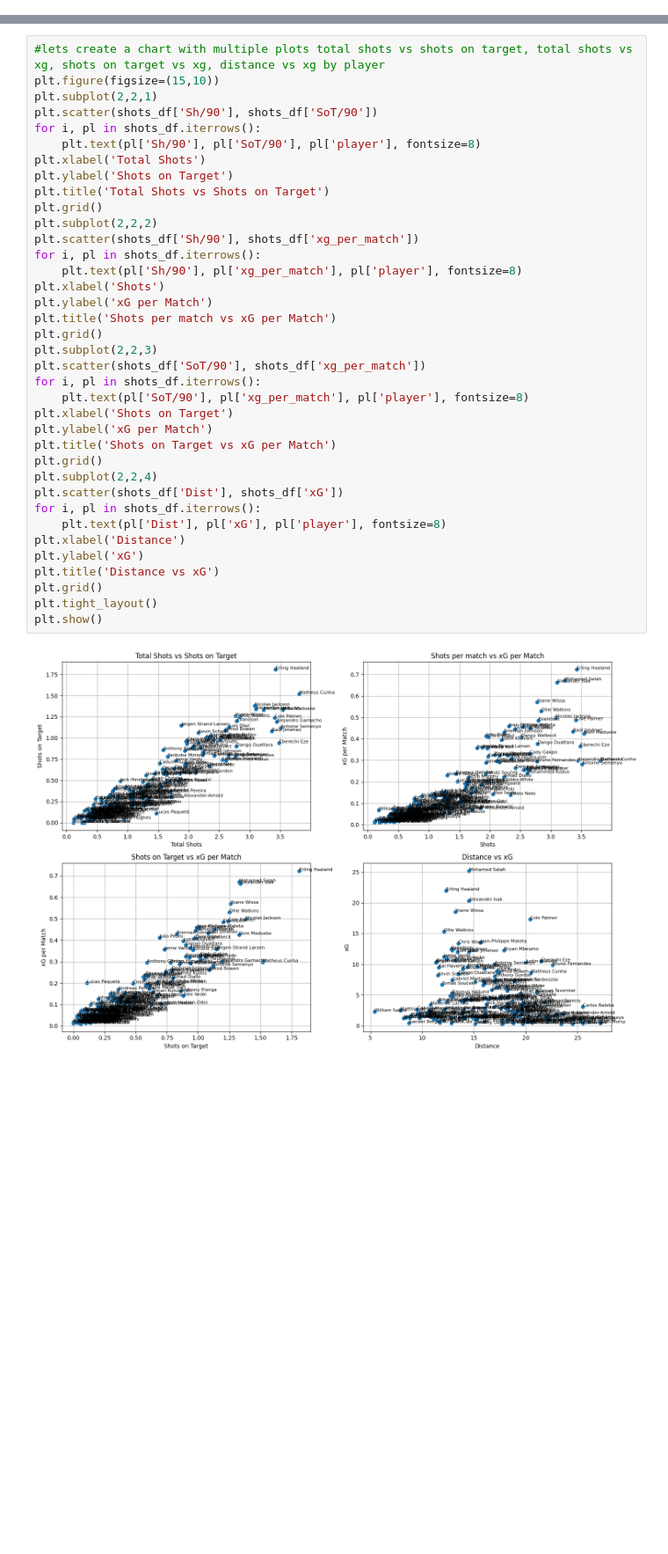
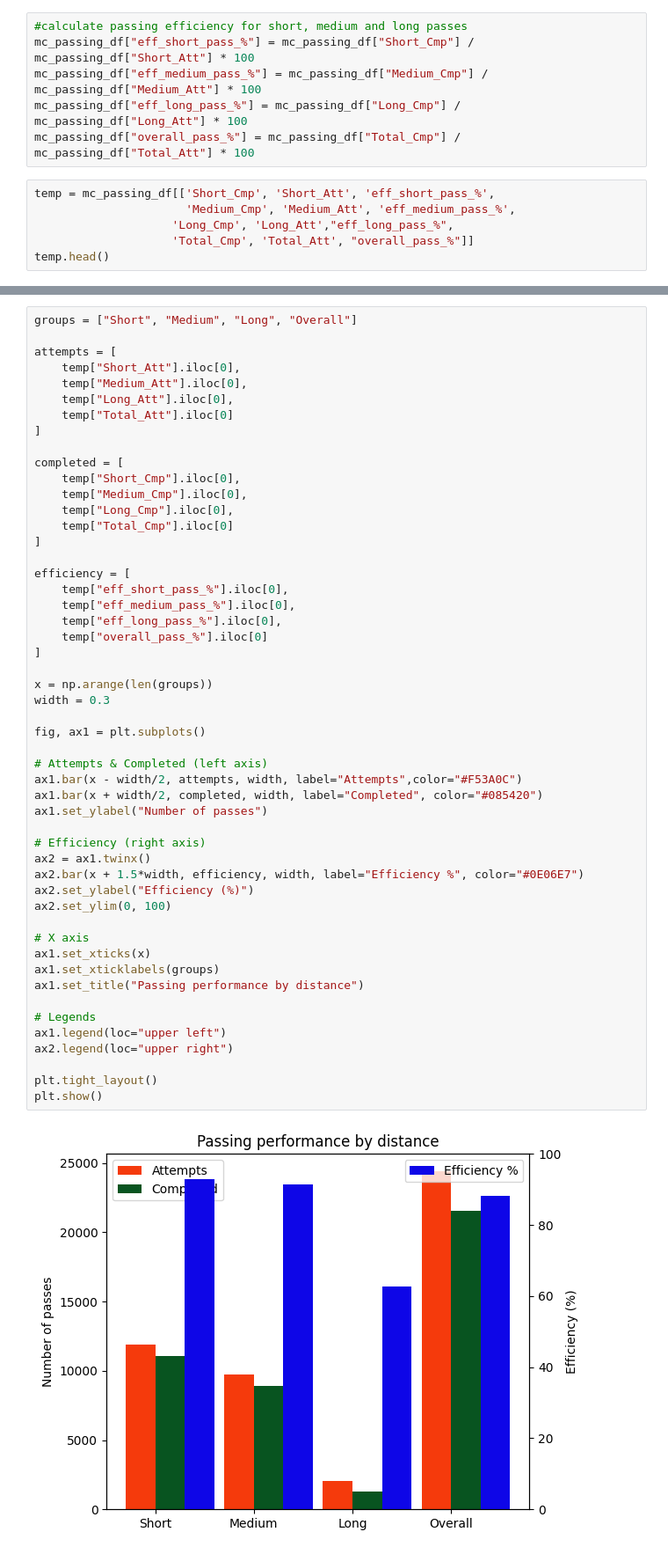
Before and after one commit to moyassinee/premierleague-xg-model, a Jupyter notebook: notebooks/notebook.ipynb, the cells around one changed output, grey strips where cells are left out. Shown at 88% size. Cells and saved outputs as stored; diff of their text form; blank space fills up the shorter version.

```diff
--- a/notebooks/notebook.ipynb
+++ b/notebooks/notebook.ipynb
@@ -116,0 +81,12 @@ shots_df.head()
+# %%
+#calculate passing efficiency for short, medium and long passes
+mc_passing_df["eff_short_pass_%"] = mc_passing_df["Short_Cmp"] / mc_passing_df["Short_Att"] * 100
+mc_passing_df["eff_medium_pass_%"] = mc_passing_df["Medium_Cmp"] / mc_passing_df["Medium_Att"] * 100
+mc_passing_df["eff_long_pass_%"] = mc_passing_df["Long_Cmp"] / mc_passing_df["Long_Att"] * 100
+mc_passing_df["overall_pass_%"] = mc_passing_df["Total_Cmp"] / mc_passing_df["Total_Att"] * 100
+# %%
+temp = mc_passing_df[['Short_Cmp', 'Short_Att', 'eff_short_pass_%',
+                      'Medium_Cmp', 'Medium_Att', 'eff_medium_pass_%',
+                    'Long_Cmp', 'Long_Att',"eff_long_pass_%",
+                    'Total_Cmp', 'Total_Att', "overall_pass_%"]]
+temp.head()
@@ -117,39 +96,53 @@ shots_df.head()
 # %%
-#lets create a chart with multiple plots total shots vs shots on target, total shots vs xg, shots on target vs xg, distance vs xg by player
-plt.figure(figsize=(15,10))
-plt.subplot(2,2,1)
-plt.scatter(shots_df['Sh/90'], shots_df['SoT/90'])
-for i, pl in shots_df.iterrows():
-    plt.text(pl['Sh/90'], pl['SoT/90'], pl['player'], fontsize=8)
-plt.xlabel('Total Shots')
-plt.ylabel('Shots on Target')
-plt.title('Total Shots vs Shots on Target')
-plt.grid()
-plt.subplot(2,2,2)
-plt.scatter(shots_df['Sh/90'], shots_df['xg_per_match'])
-for i, pl in shots_df.iterrows():
-    plt.text(pl['Sh/90'], pl['xg_per_match'], pl['player'], fontsize=8)
-plt.xlabel('Shots')
-plt.ylabel('xG per Match')
-plt.title('Shots per match vs xG per Match')
-plt.grid()
-plt.subplot(2,2,3)
-plt.scatter(shots_df['SoT/90'], shots_df['xg_per_match'])
-for i, pl in shots_df.iterrows():
-    plt.text(pl['SoT/90'], pl['xg_per_match'], pl['player'], fontsize=8)
-plt.xlabel('Shots on Target')
-plt.ylabel('xG per Match')
-plt.title('Shots on Target vs xG per Match')
-plt.grid()
-plt.subplot(2,2,4)
-plt.scatter(shots_df['Dist'], shots_df['xG'])
-for i, pl in shots_df.iterrows():
-    plt.text(pl['Dist'], pl['xG'], pl['player'], fontsize=8)
-plt.xlabel('Distance')
-plt.ylabel('xG')
-plt.title('Distance vs xG')
-plt.grid()
+groups = ["Short", "Medium", "Long", "Overall"]
+
+attempts = [
+    temp["Short_Att"].iloc[0],
+    temp["Medium_Att"].iloc[0],
+    temp["Long_Att"].iloc[0],
+    temp["Total_Att"].iloc[0]
+]
+
+completed = [
+    temp["Short_Cmp"].iloc[0],
+    temp["Medium_Cmp"].iloc[0],
+    temp["Long_Cmp"].iloc[0],
+    temp["Total_Cmp"].iloc[0]
+]
+
+efficiency = [
+    temp["eff_short_pass_%"].iloc[0],
+    temp["eff_medium_pass_%"].iloc[0],
+    temp["eff_long_pass_%"].iloc[0],
+    temp["overall_pass_%"].iloc[0]
+]
+
+x = np.arange(len(groups))
+width = 0.3
+
+fig, ax1 = plt.subplots()
+
+# Attempts & Completed (left axis)
+ax1.bar(x - width/2, attempts, width, label="Attempts",color="#F53A0C")
+ax1.bar(x + width/2, completed, width, label="Completed", color="#085420")
+ax1.set_ylabel("Number of passes")
+
+# Efficiency (right axis)
+ax2 = ax1.twinx()
+ax2.bar(x + 1.5*width, efficiency, width, label="Efficiency %", color="#0E06E7")
+ax2.set_ylabel("Efficiency (%)")
+ax2.set_ylim(0, 100)
+
+# X axis
+ax1.set_xticks(x)
+ax1.set_xticklabels(groups)
+ax1.set_title("Passing performance by distance")
+
+# Legends
+ax1.legend(loc="upper left")
+ax2.legend(loc="upper right")
+
 plt.tight_layout()
 plt.show()
 # %% [output]
-[figure, old version]
+[figure, new version]
```
Also changed, not shown: parts of 11 cells of this notebook, 1 other file.
